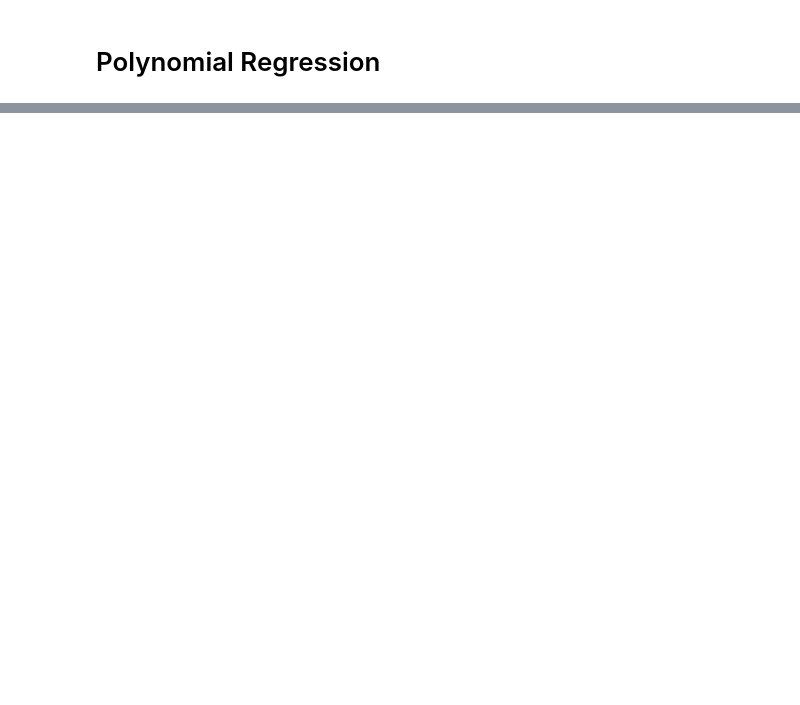
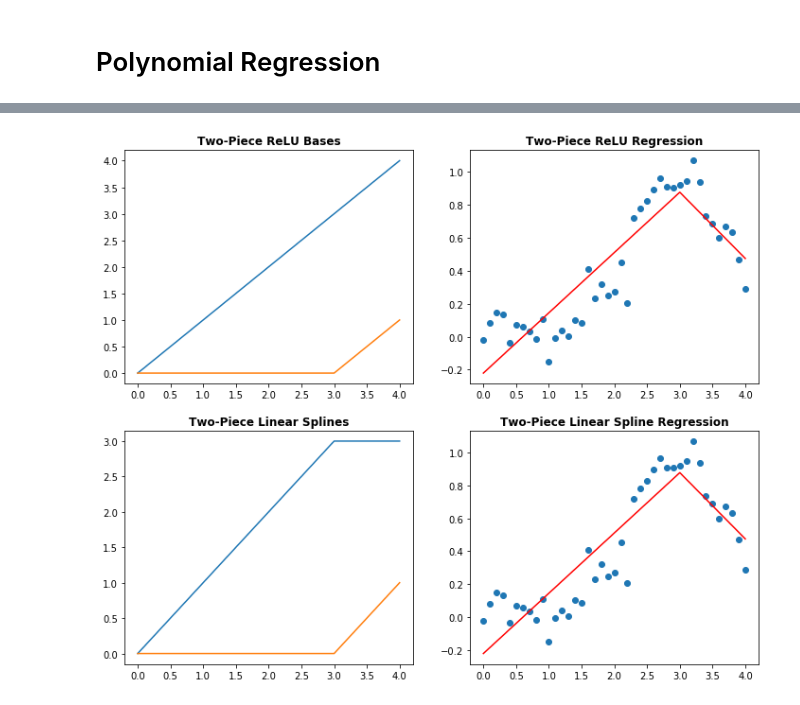
Before and after one commit to anhnguyendepocen/Stat3612, a Jupyter notebook: Lecture4/Lecture4 Basis Expansion.ipynb, the cells around one changed output, grey strips where cells are left out. Drawn from its saved outputs; the diff is of its cells as text; code cells hidden in the pictures; blank space fills up the shorter version.

```diff
--- a/Lecture4/Lecture4 Basis Expansion.ipynb
+++ b/Lecture4/Lecture4 Basis Expansion.ipynb
@@ -123,0 +116,40 @@ plt.show()
+# %%
+def PieceReLU(x, tau):
+    xphi = x
+    for k in range(len(tau)):
+        tmp = [max(x1-tau[k], 0) for x1 in x]
+        xphi = np.column_stack((xphi, tmp))
+    return xphi
+
+def PieceLinearSpline(x, tau):
+    xphi = [min(max(x1-min(x), 0), tau[0]-min(x)) for x1 in x]
+    for k in range(1,len(tau)):
+        tmp = [min(max(x1-tau[k-1], 0), tau[k]-tau[k-1]) for x1 in x]
+        xphi = np.column_stack((xphi, tmp))
+    xphi = np.column_stack((xphi, [max(x1-tau[len(tau)-1], 0) for x1 in x]))
+    return xphi
+# %%
+tau=[3]
+linreg = LinearRegression()
+
+fig, axs = plt.subplots(2, 2, figsize=(12, 10))
+xphi = PieceReLU(x, tau)
+linreg.fit(xphi, y)
+yfit = linreg.predict(xphi)
+axs[0,0].plot(x, xphi)
+axs[0,0].set_title('Two-Piece ReLU Bases', fontweight="bold")
+axs[0,1].plot(x, y, 'o')
+axs[0,1].plot(x, yfit, color="red")
+axs[0,1].set_title('Two-Piece ReLU Regression', fontweight="bold")
+
+xphi = PieceLinearSpline(x, tau)
+linreg.fit(xphi, y)
+yfit = linreg.predict(xphi)
+axs[1,0].plot(x, xphi)
+axs[1,0].set_title('Two-Piece Linear Splines', fontweight="bold")
+axs[1,1].plot(x, y, 'o')
+axs[1,1].plot(x, yfit, color="red")
+axs[1,1].set_title('Two-Piece Linear Spline Regression', fontweight="bold")
+plt.show()
+# %% [output]
+[figure, added]
```
Also changed, not shown: parts of 21 cells of this notebook.
